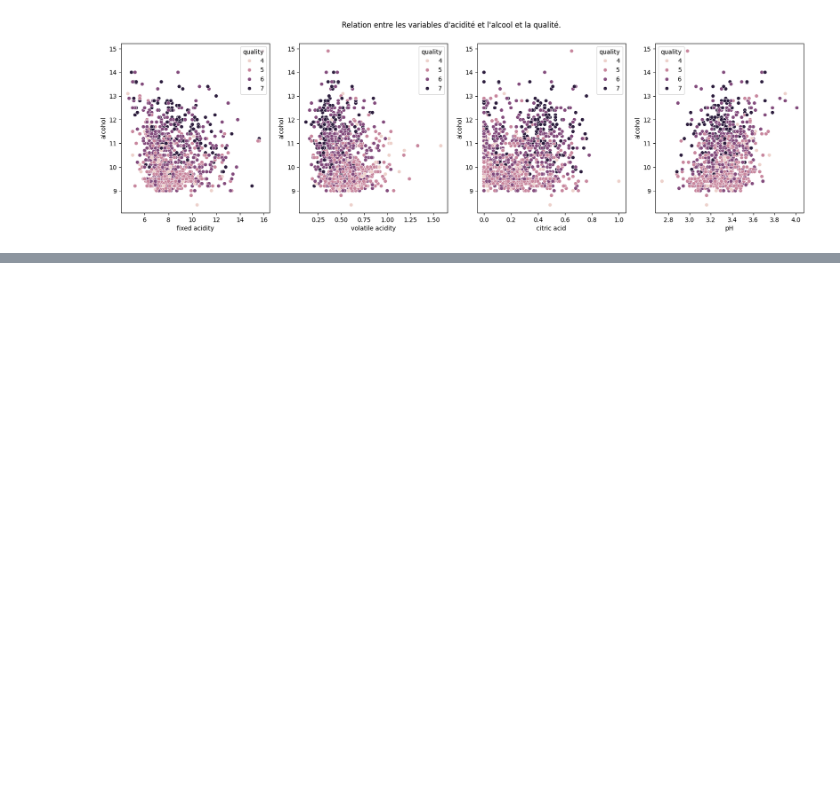
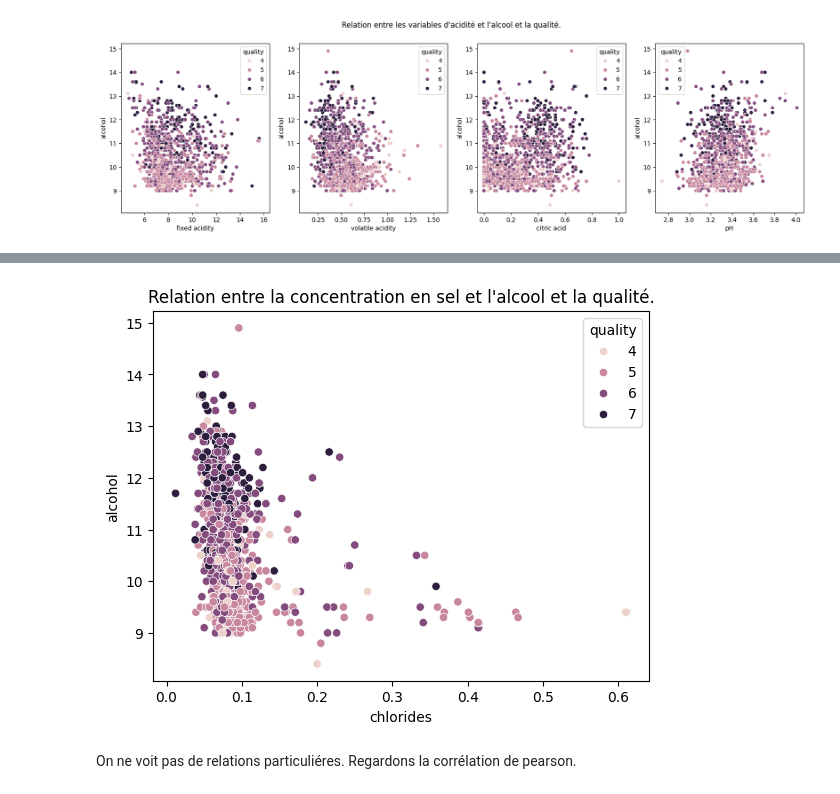
Before and after one commit to fmazur57u/WineQualityPrediction, a Jupyter notebook: winePrediction.ipynb, the cells around one changed output, grey strips where cells are left out. Saved outputs shown, nothing was run; the diff lists cells and outputs as text; code cells hidden in the pictures; blank space fills up the shorter version.

```diff
--- a/winePrediction.ipynb
+++ b/winePrediction.ipynb
@@ -481,0 +595,8 @@ On ne voit aucune relation entre les variables d'acidité et l'alcool mais on vo
+# %%
+plt.title("Relation entre la concentration en sel et l'alcool et la qualité.")
+sns.scatterplot(data=analyse_set, x="chlorides", y="alcohol", hue="quality")
+plt.show()
+# %% [output]
+[figure, added]
+# %% [markdown]
+On ne voit pas de relations particuliéres. Regardons la corrélation de pearson.
```
Also changed, not shown: parts of 18 cells of this notebook.
